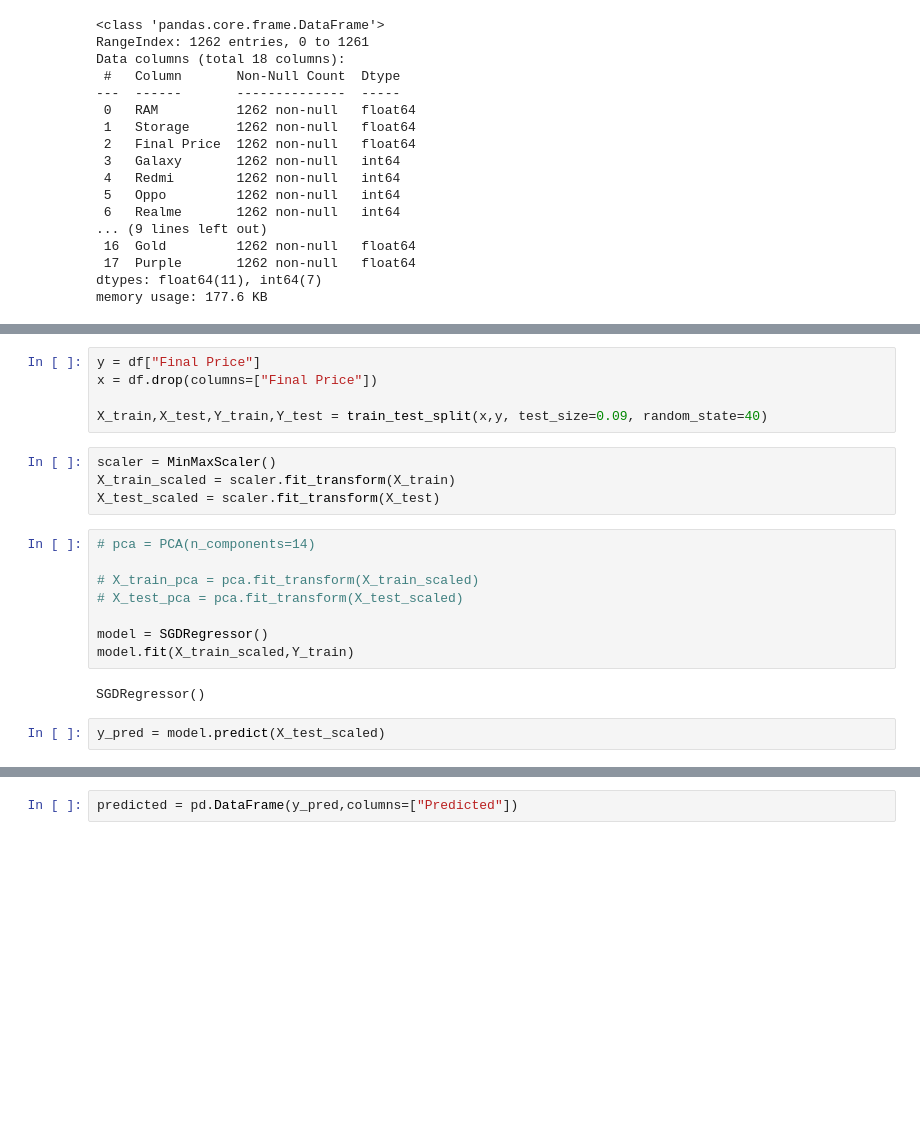
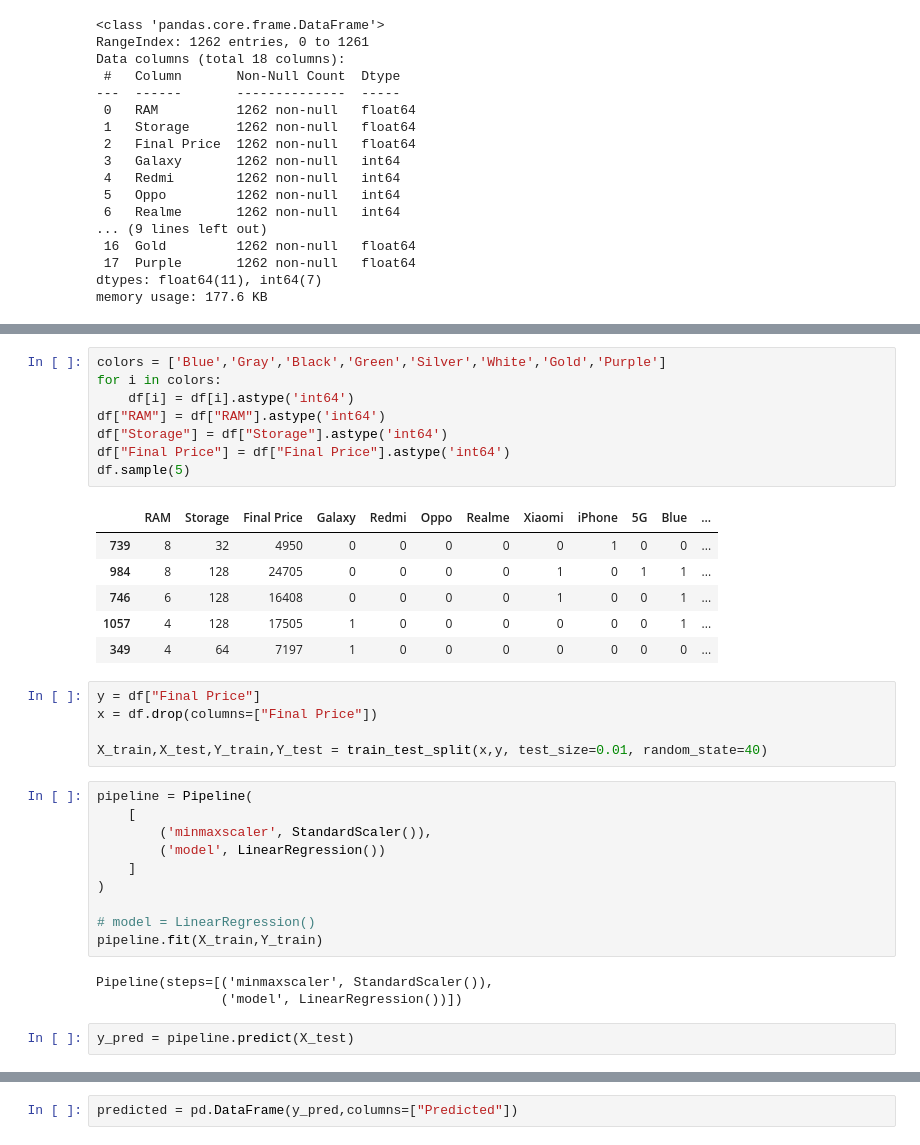
Before and after one commit to subhajit20/Learning-ML, a Jupyter notebook: Mobile Price Prediction/Mobile Price Predictor.ipynb, the cells around one changed output, grey strips where cells are left out. Saved outputs shown, nothing was run; the diff lists cells and outputs as text; blank space fills up the shorter version.

```diff
--- a/Mobile Price Prediction/Mobile Price Predictor.ipynb
+++ b/Mobile Price Prediction/Mobile Price Predictor.ipynb
@@ -539,24 +560,38 @@ from sklearn.decomposition import PCA
+# %%
+colors = ['Blue','Gray','Black','Green','Silver','White','Gold','Purple']
+for i in colors:
+    df[i] = df[i].astype('int64')
+df["RAM"] = df["RAM"].astype('int64')
+df["Storage"] = df["Storage"].astype('int64')
+df["Final Price"] = df["Final Price"].astype('int64')
+df.sample(5)
+# %% [output]
+|  | RAM | Storage | Final Price | Galaxy | Redmi | Oppo | Realme | Xiaomi | iPhone | 5G | Blue | ... |
+| 739 | 8 | 32 | 4950 | 0 | 0 | 0 | 0 | 0 | 1 | 0 | 0 | ... |
+| 984 | 8 | 128 | 24705 | 0 | 0 | 0 | 0 | 1 | 0 | 1 | 1 | ... |
+| 746 | 6 | 128 | 16408 | 0 | 0 | 0 | 0 | 1 | 0 | 0 | 1 | ... |
+| 1057 | 4 | 128 | 17505 | 1 | 0 | 0 | 0 | 0 | 0 | 0 | 1 | ... |
+| 349 | 4 | 64 | 7197 | 1 | 0 | 0 | 0 | 0 | 0 | 0 | 0 | ... |
 # %%
 y = df["Final Price"]
 x = df.drop(columns=["Final Price"])
 
-X_train,X_test,Y_train,Y_test = train_test_split(x,y, test_size=0.09, random_state=40)
+X_train,X_test,Y_train,Y_test = train_test_split(x,y, test_size=0.01, random_state=40)
-# %%
-scaler = MinMaxScaler()
-X_train_scaled = scaler.fit_transform(X_train)
-X_test_scaled = scaler.fit_transform(X_test)
 # %%
-# pca = PCA(n_components=14)
+pipeline = Pipeline(
+    [
+        ('minmaxscaler', StandardScaler()),
+        ('model', LinearRegression())
+    ]
+)
 
-# X_train_pca = pca.fit_transform(X_train_scaled)
-# X_test_pca = pca.fit_transform(X_test_scaled)
-
-model = SGDRegressor()
-model.fit(X_train_scaled,Y_train)
+# model = LinearRegression()
+pipeline.fit(X_train,Y_train)
 # %% [output]
-SGDRegressor()
+Pipeline(steps=[('minmaxscaler', StandardScaler()),
+                ('model', LinearRegression())])
 # %%
-y_pred = model.predict(X_test_scaled)
+y_pred = pipeline.predict(X_test)
 # %%
 r2_score(Y_test,y_pred)
 # %% [output]
```
Also changed, not shown: parts of 38 cells of this notebook, 2 other files.
